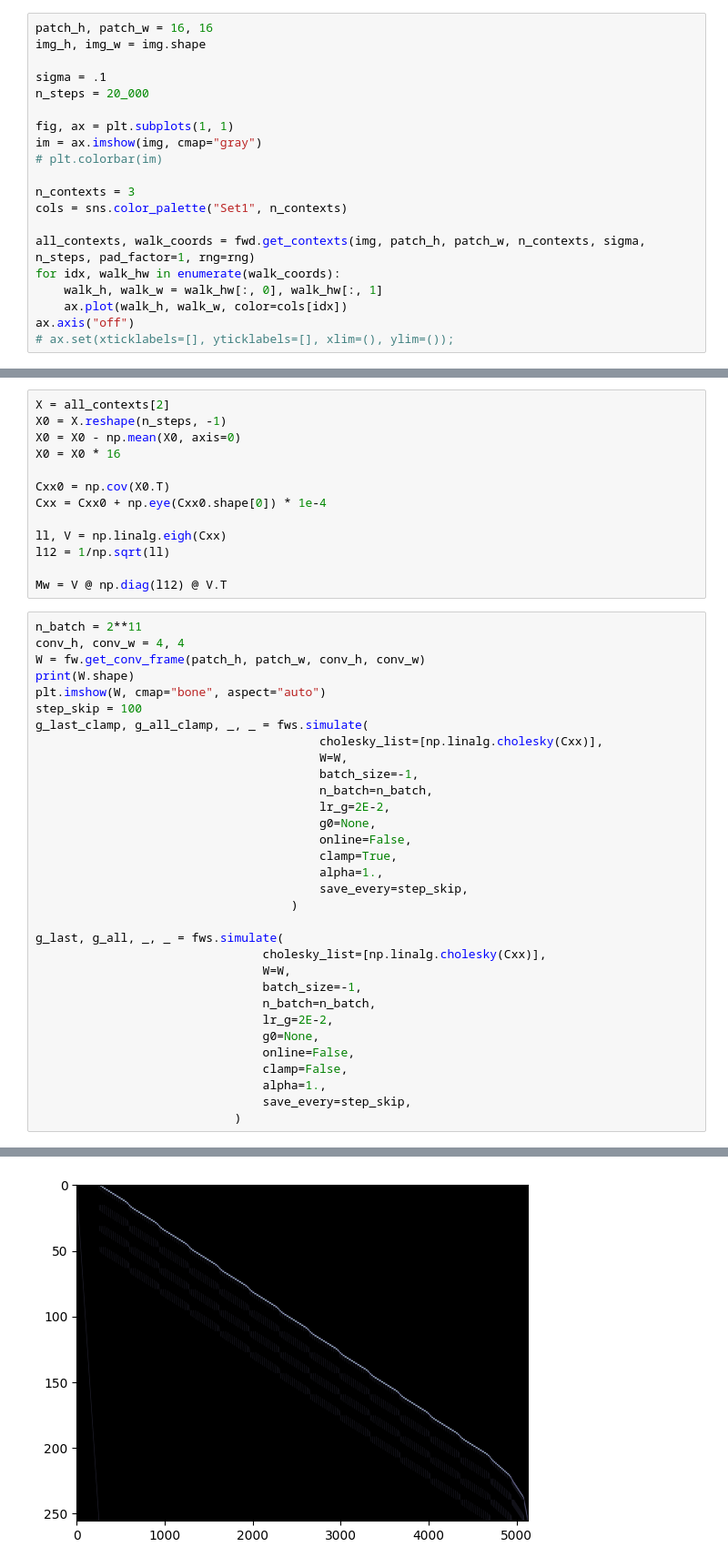
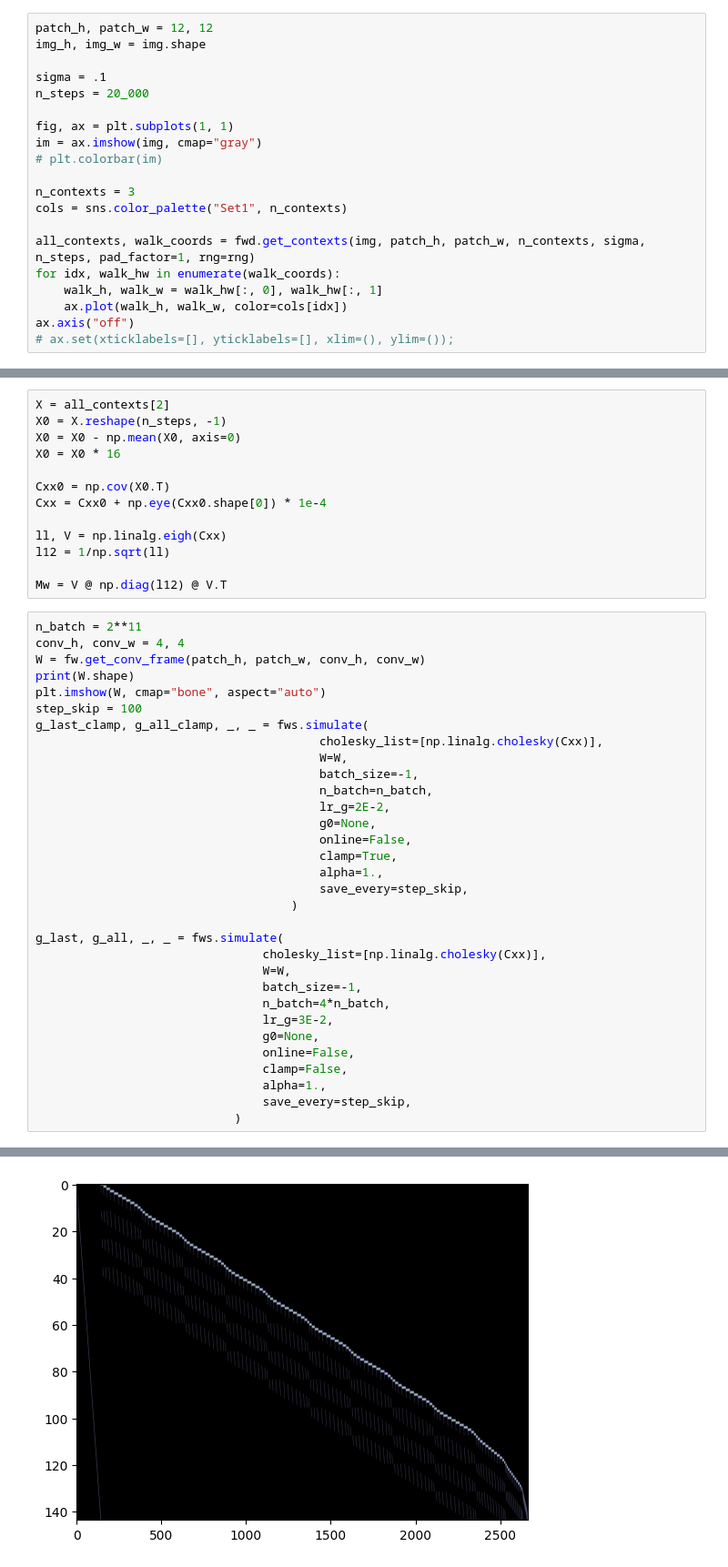
Before and after one commit to lyndond/frame_whitening, a Jupyter notebook: figures/conv2d.ipynb, the cells around one changed output, grey strips where cells are left out. Shown at 91% size. Drawn from its saved outputs; the diff is of its cells as text.

```diff
--- a/figures/conv2d.ipynb
+++ b/figures/conv2d.ipynb
@@ -24,7 +24,7 @@ img = images[4]
 # ax.imshow(img, cmap="bone")
 # ax.set(xticklabels=[], yticklabels=[]);
 # %%
-patch_h, patch_w = 16, 16
+patch_h, patch_w = 12, 12
 img_h, img_w = img.shape
 
 sigma = .1
@@ -91,8 +91,8 @@ g_last, g_all, _, _ = fws.simulate(
                                 cholesky_list=[np.linalg.cholesky(Cxx)],
                                 W=W,
                                 batch_size=-1,
-                                n_batch=n_batch,
-                                lr_g=2E-2,
+                                n_batch=4*n_batch,
+                                lr_g=3E-2,
                                 g0=None,
                                 online=False,
                                 clamp=False,
@@ -104,4 +104,4 @@ g_last, g_all, _, _ = fws.simulate(
-[figure, old version]
+[figure, new version]
 # %%
 fig, ax = plt.subplots(1, 1)
 ax.plot(g_all)
```
Also changed, not shown: parts of 7 cells of this notebook, 5 other files.
